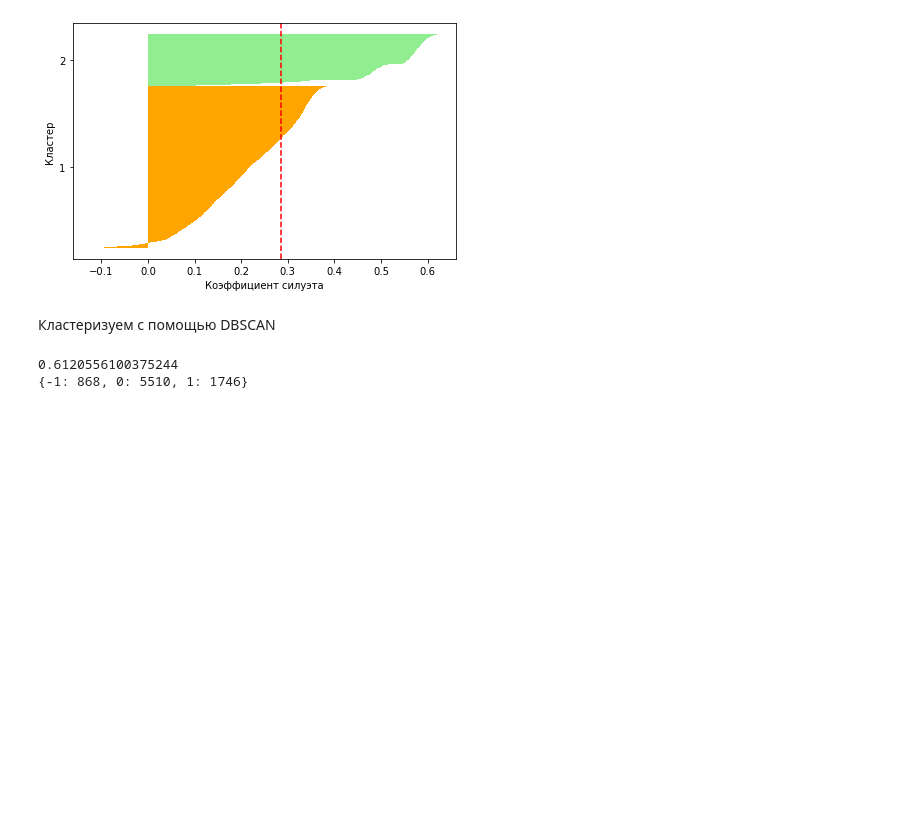
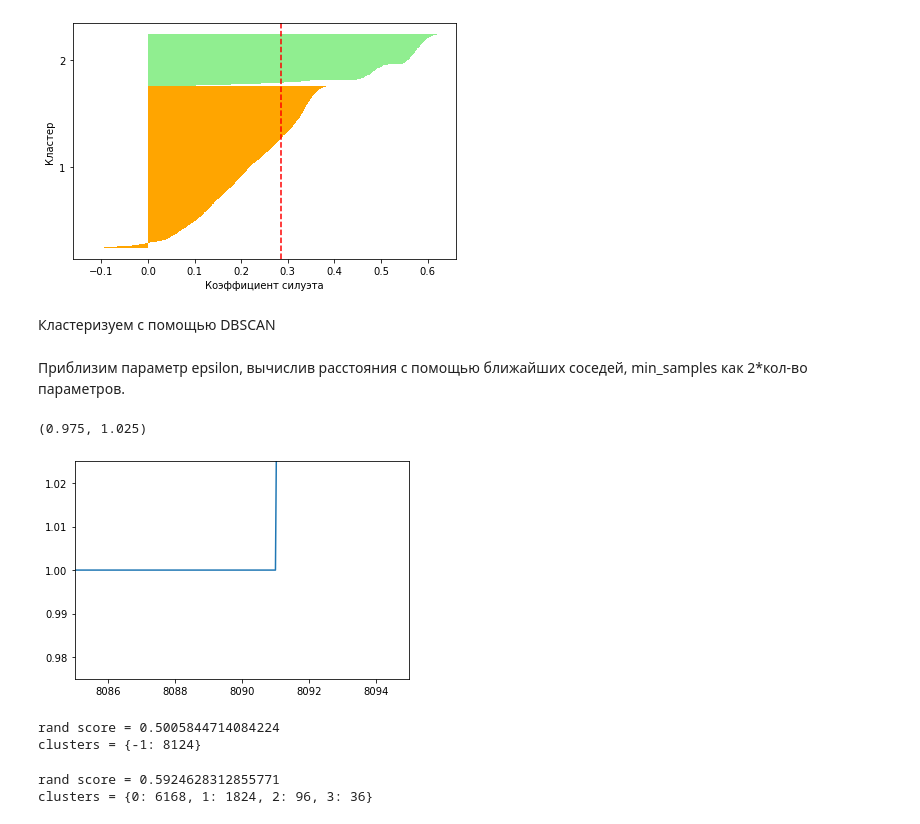
Before and after one commit to sixxio/IntellectualDataAnalysis, a Jupyter notebook: task 6 - cluster/cluster.ipynb, the cells around one changed output. Saved outputs shown, nothing was run; the diff lists cells and outputs as text; code cells hidden in the pictures; blank space fills up the shorter version.

```diff
--- a/task 6 - cluster/cluster.ipynb
+++ b/task 6 - cluster/cluster.ipynb
@@ -254,16 +229,41 @@ getsil(x,ypred)
 [figure]
 # %% [markdown]
 Кластеризуем с помощью DBSCAN
+# %% [markdown]
+Приблизим параметр epsilon, вычислив расстояния с помощью ближайших соседей, min_samples как 2*кол-во параметров.
+# %%
+neighbors = ne.NearestNeighbors(n_neighbors=44)
+neighbors_fit = neighbors.fit(x)
+distances, indices = neighbors_fit.kneighbors(x)
+
+distances = np.sort(distances, axis=0)
+distances = distances[:,1]
+plt.plot(distances)
+plt.xlim(8085,8095)
+plt.ylim(0.975,1.025)
+# %% [output]
+(0.975, 1.025)
+[figure, added]
+# %%
+cluster = cl.DBSCAN(eps=1.01,min_samples=44)
+ypred = cluster.fit_predict(x)
+
+print('rand score = {0}'.format(me.cluster.rand_score(y.iloc[:,0],ypred)))
+tempu, tempc = np.unique(ypred, return_counts=True)
+print('clusters = {0}'.format(dict(zip(tempu,tempc))))
+# %% [output]
+rand score = 0.5005844714084224
+clusters = {-1: 8124}
 # %%
-cluster = cl.DBSCAN(eps=5,min_samples=200)
+cluster = cl.DBSCAN(eps=5,min_samples=10)
 ypred = cluster.fit_predict(x)
 
-print(me.cluster.rand_score(y.iloc[:,0],ypred))
+print('rand score = {0}'.format(me.cluster.rand_score(y.iloc[:,0],ypred)))
 tempu, tempc = np.unique(ypred, return_counts=True)
-print(dict(zip(tempu,tempc)))
+print('clusters = {0}'.format(dict(zip(tempu,tempc))))
 # %% [output]
-0.6120556100375244
-{-1: 868, 0: 5510, 1: 1746}
+rand score = 0.5924628312855771
+clusters = {0: 6168, 1: 1824, 2: 96, 3: 36}
 # %%
 getsil(x,ypred)
 # %% [output]
```
Also changed, not shown: parts of 22 cells of this notebook.
